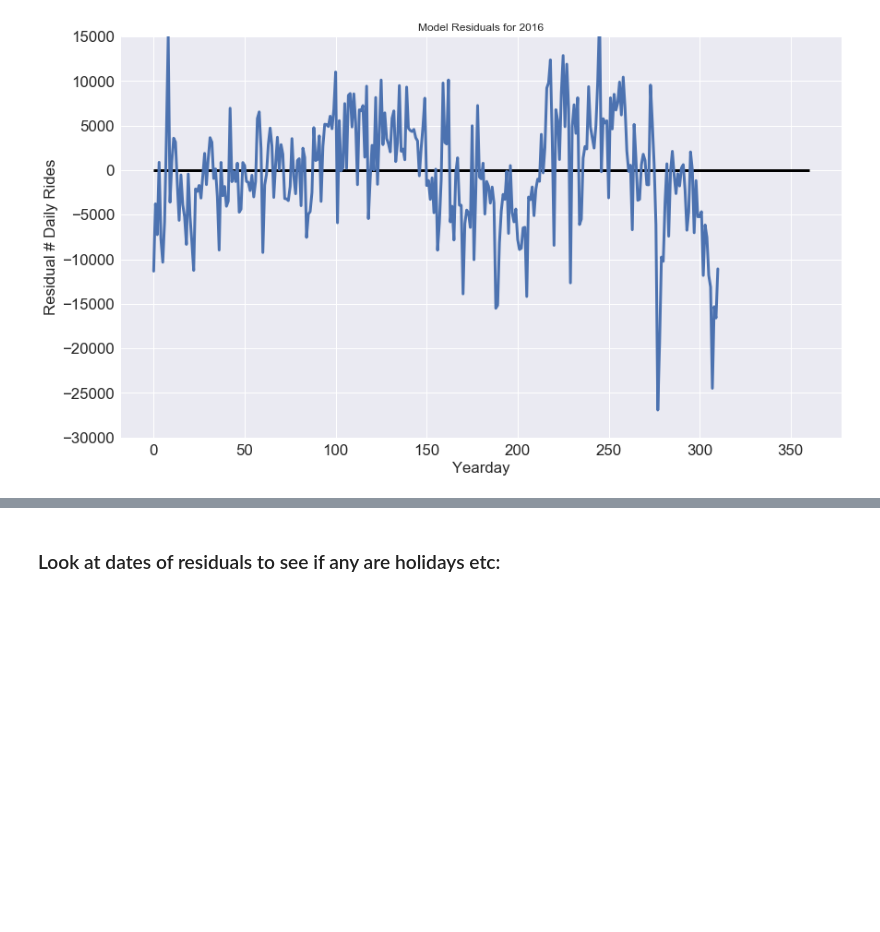
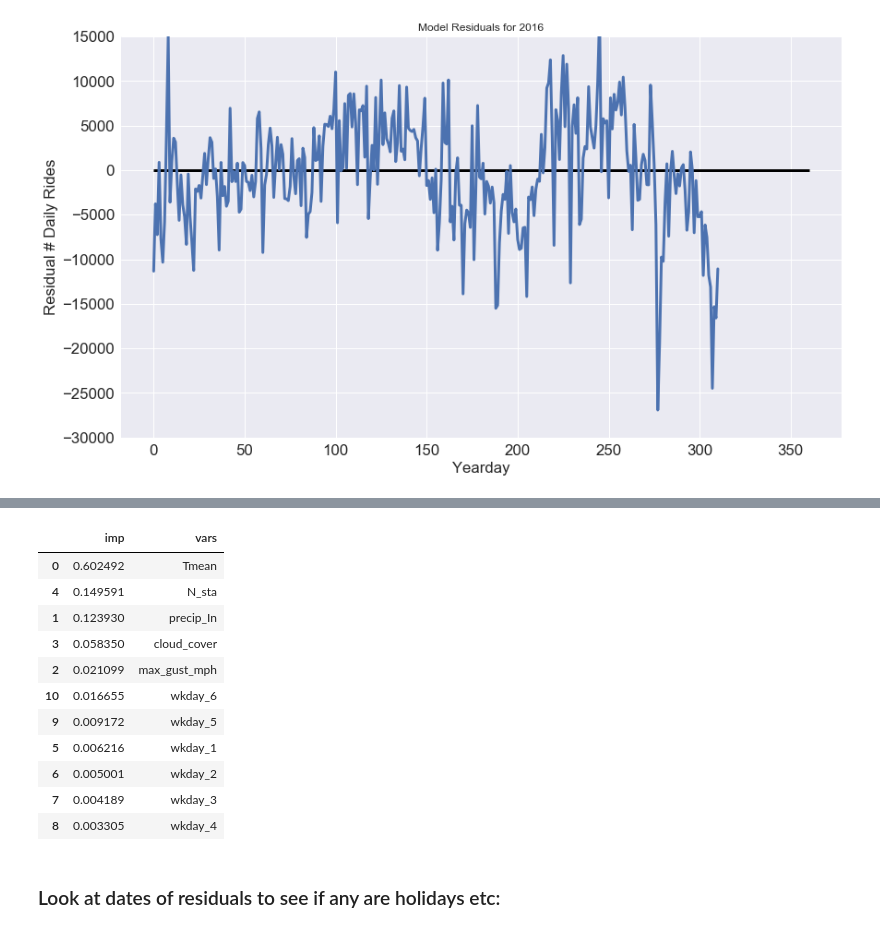
Before and after one commit to andypicke/Springboard_DataScience, a Jupyter notebook: Capstone_1/citibike_regression.ipynb, the cells around one changed output, grey strips where cells are left out. Drawn from its saved outputs; the diff is of its cells as text; code cells hidden in the pictures; blank space fills up the shorter version.

```diff
--- a/Capstone_1/citibike_regression.ipynb
+++ b/Capstone_1/citibike_regression.ipynb
@@ -288,3 +315,19 @@ plt.ylim(-30000,15000)
+# %%
+rf_imp = pd.DataFrame({'vars':X.columns,'imp':rf.feature_importances_})
+rf_imp.sort_values('imp',ascending=False)
+# %% [output]
+|  | imp | vars |
+| 0 | 0.602492 | Tmean |
+| 4 | 0.149591 | N_sta |
+| 1 | 0.123930 | precip_In |
+| 3 | 0.058350 | cloud_cover |
+| 2 | 0.021099 | max_gust_mph |
+| 10 | 0.016655 | wkday_6 |
+| 9 | 0.009172 | wkday_5 |
+| 5 | 0.006216 | wkday_1 |
+| 6 | 0.005001 | wkday_2 |
+| 7 | 0.004189 | wkday_3 |
+| 8 | 0.003305 | wkday_4 |
 # %% [markdown]
 ### Look at dates of residuals to see if any are holidays etc:
 # %%
```
Also changed, not shown: parts of 4 cells of this notebook, 2 other files.
